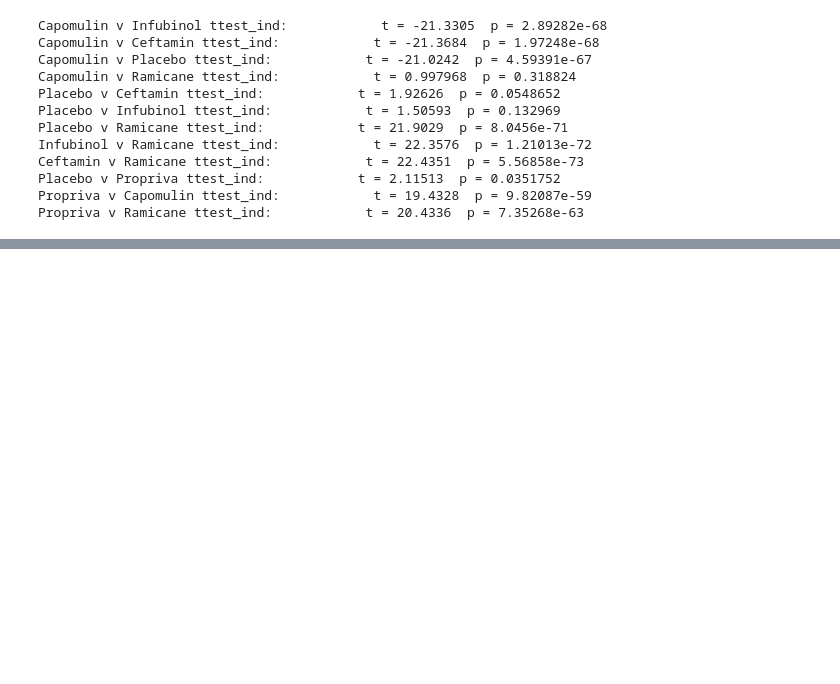
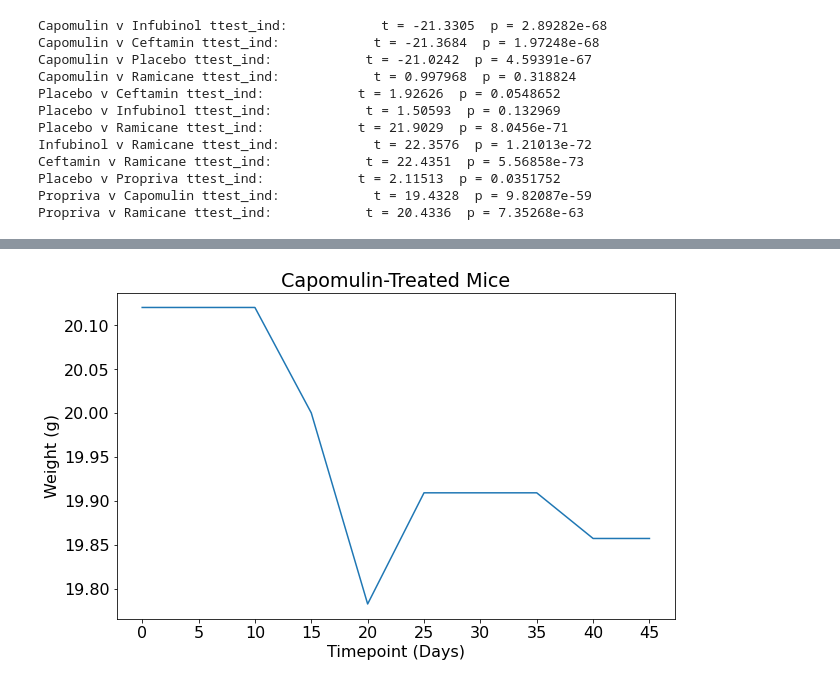
Before and after one commit to Fhern1954/Matplotlib_Homework, a Jupyter notebook: Pymaceuticals/pymaceuticals_fh.ipynb, the cells around one changed output, grey strips where cells are left out. Saved outputs shown, nothing was run; the diff lists cells and outputs as text; code cells hidden in the pictures; blank space fills up the shorter version.

```diff
--- a/Pymaceuticals/pymaceuticals_fh.ipynb
+++ b/Pymaceuticals/pymaceuticals_fh.ipynb
@@ -452,0 +472,17 @@ Propriva v Ramicane ttest_ind:            t = 20.4336  p = 7.35268e-63
+# %%
+x_axis_data=['0', '5', '10', '15', '20', '25', '30', '35', '40', '45']
+weight=tp_grouped_capo['Weight (g)'].mean()
+
+#x_axis_data.value_counts()
+#tumor_volume
+
+
+plt.figure(1, figsize=(10,6))
+plt.title('Capomulin-Treated Mice')
+plt.ylabel('Weight (g)')
+plt.xlabel('Timepoint (Days)')
+plt.plot(x_axis_data, weight)
+
+plt.show()
+# %% [output]
+[figure, added]
```
Also changed, not shown: parts of 4 cells of this notebook.
